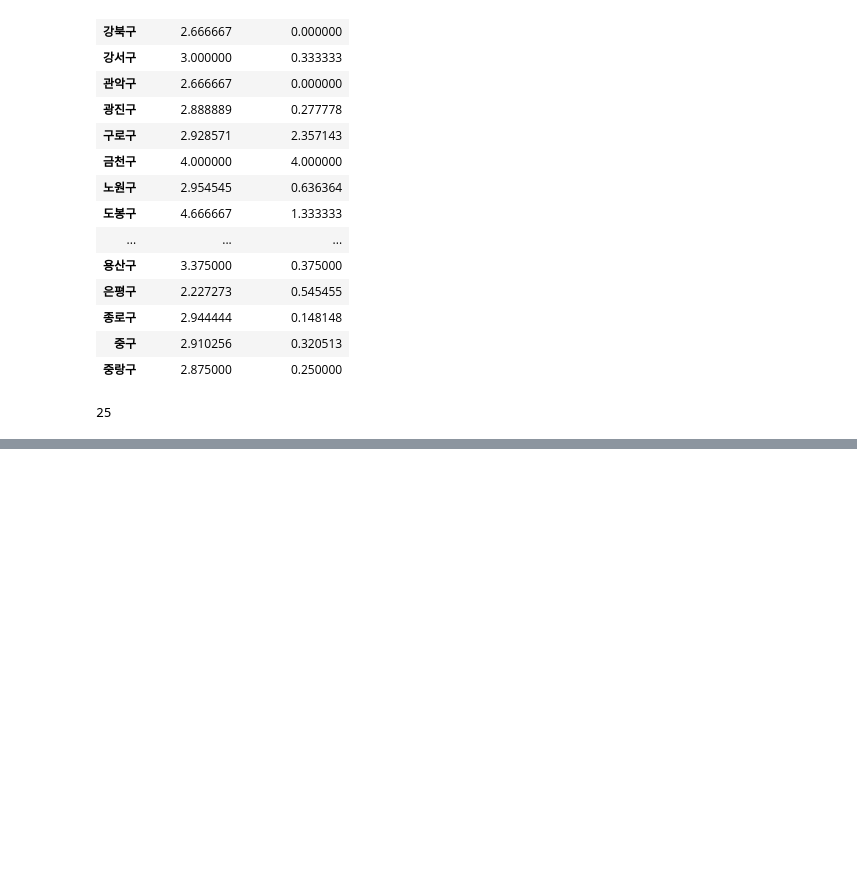
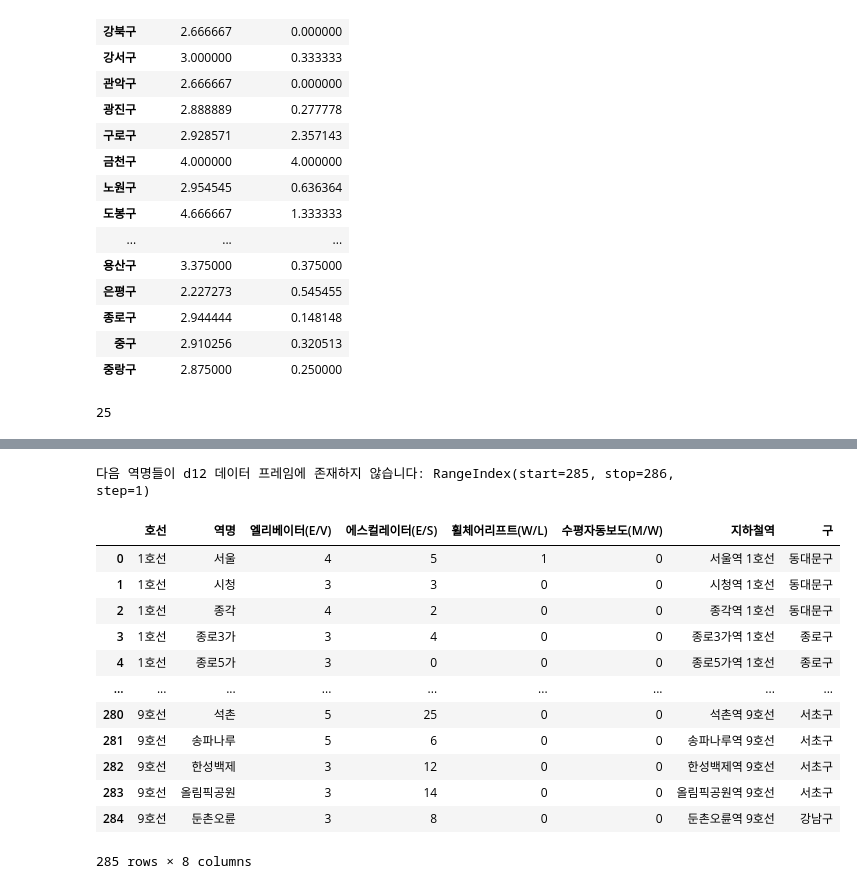
Before and after one commit to JongMany/big-data-programming-8, a Jupyter notebook: elevator_lift.ipynb, the cells around one changed output, grey strips where cells are left out. Drawn from its saved outputs; the diff is of its cells as text; code cells hidden in the pictures; blank space fills up the shorter version.

```diff
--- a/elevator_lift.ipynb
+++ b/elevator_lift.ipynb
@@ -404,3 +404,9 @@ len(gu_df.index.tolist())
 25
 # %%
 gu_df.to_csv('results/elevators_wheelchair_lifts.csv')
+# %%
+import pandas as pd
+
+dfdfdf = pd.read_csv('data/elevator_lift.csv')
+
+dfdfdf
@@ -406,0 +427,7 @@ gu_df.to_csv('results/elevators_wheelchair_lifts.csv')
+# %%
+dfdfdf['역명'] = dfdfdf['역명'].str.replace(r'\(.*\)', '', regex=True)
+
+dfdfdf['호선'] = dfdfdf['호선'].str.replace(r'\(.*\)', '', regex=True)
+
+# 인덱스 중 '역'으로 끝나는 역명의 '역' 삭제
+dfdfdf['역명'] = dfdfdf['역명'].str.replace(r'역$', '', regex=True)
@@ -406,0 +455,2 @@ gu_df.to_csv('results/elevators_wheelchair_lifts.csv')
+# %%
+dfdfdf['지하철역'] = dfdfdf['역명'] + "역 " + dfdfdf['호선']
@@ -406,0 +473,2 @@ gu_df.to_csv('results/elevators_wheelchair_lifts.csv')
+# %%
+dfdfdf.set_index("지하철역")
@@ -406,0 +490,33 @@ gu_df.to_csv('results/elevators_wheelchair_lifts.csv')
+# %%
+asdfasdf = pd.read_csv('results/지하철 역 구.csv')
+
+# d12의 인덱스가 이미 '전철역명'이고, '구' 열이 존재하는지 확인
+if '구' in asdfasdf.columns:
+    # df_grouped의 인덱스 값들이 d12의 인덱스에 모두 포함되어 있는지 확인
+    missing_stations = dfdfdf.index.difference(asdfasdf.index)
+    if len(missing_stations) > 0:
+        print(f"다음 역명들이 d12 데이터 프레임에 존재하지 않습니다: {missing_stations}")
+        # df_grouped에서 없는 역명들을 제거
+        dfdfdf = dfdfdf.drop(missing_stations)
+    # 매핑 작업 수행
+    dfdfdf["구"] = dfdfdf.index.map(asdfasdf["구"])
+else:
+    print("asdfasdf 데이터 프레임에 '구' 열이 없습니다.")
+
+# 결과 출력
+dfdfdf
+# %% [output]
+다음 역명들이 d12 데이터 프레임에 존재하지 않습니다: RangeIndex(start=285, stop=286, step=1)
+|  | 호선 | 역명 | 엘리베이터(E/V) | 에스컬레이터(E/S) | 휠체어리프트(W/L) | 수평자동보도(M/W) | 지하철역 | 구 |
+| 0 | 1호선 | 서울 | 4 | 5 | 1 | 0 | 서울역 1호선 | 동대문구 |
+| 1 | 1호선 | 시청 | 3 | 3 | 0 | 0 | 시청역 1호선 | 동대문구 |
+| 2 | 1호선 | 종각 | 4 | 2 | 0 | 0 | 종각역 1호선 | 동대문구 |
+| 3 | 1호선 | 종로3가 | 3 | 4 | 0 | 0 | 종로3가역 1호선 | 종로구 |
+| 4 | 1호선 | 종로5가 | 3 | 0 | 0 | 0 | 종로5가역 1호선 | 종로구 |
+| ... | ... | ... | ... | ... | ... | ... | ... | ... |
+| 280 | 9호선 | 석촌 | 5 | 25 | 0 | 0 | 석촌역 9호선 | 서초구 |
+| 281 | 9호선 | 송파나루 | 5 | 6 | 0 | 0 | 송파나루역 9호선 | 서초구 |
+| 282 | 9호선 | 한성백제 | 3 | 12 | 0 | 0 | 한성백제역 9호선 | 서초구 |
+| 283 | 9호선 | 올림픽공원 | 3 | 14 | 0 | 0 | 올림픽공원역 9호선 | 서초구 |
+| 284 | 9호선 | 둔촌오륜 | 3 | 8 | 0 | 0 | 둔촌오륜역 9호선 | 강남구 |
+285 rows × 8 columns
```
Also changed, not shown: parts of 6 cells of this notebook, 13 other files.
